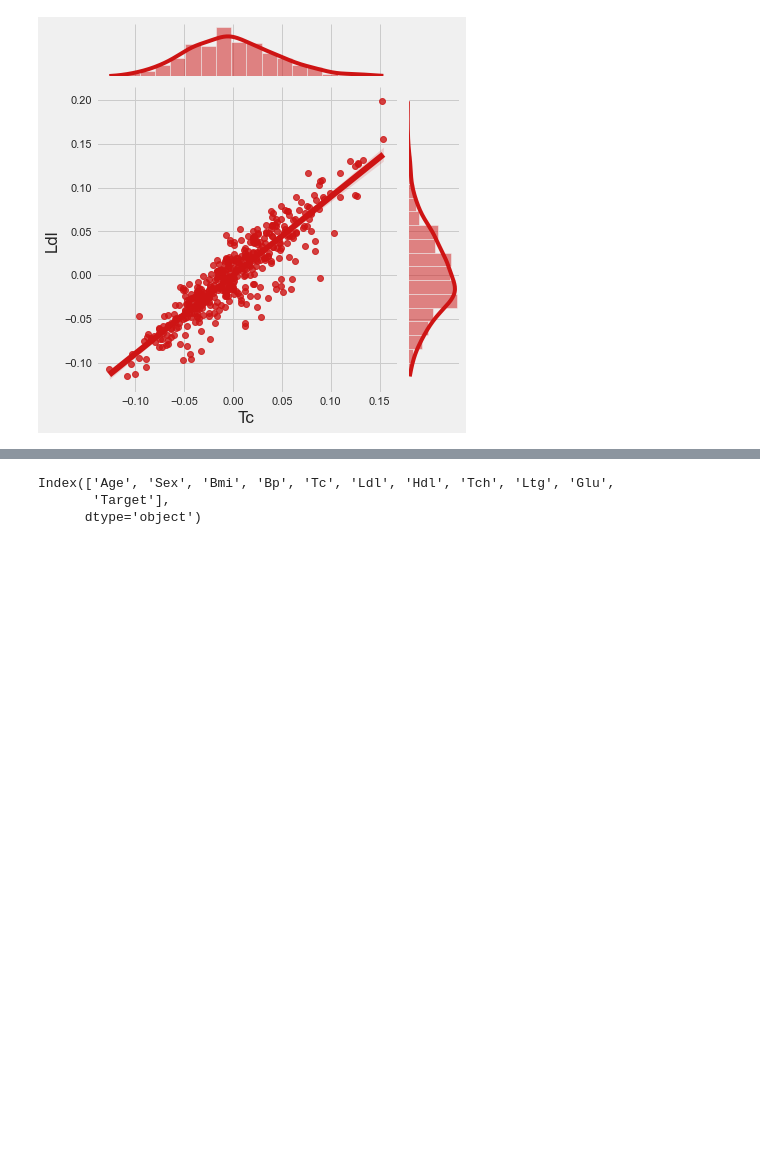
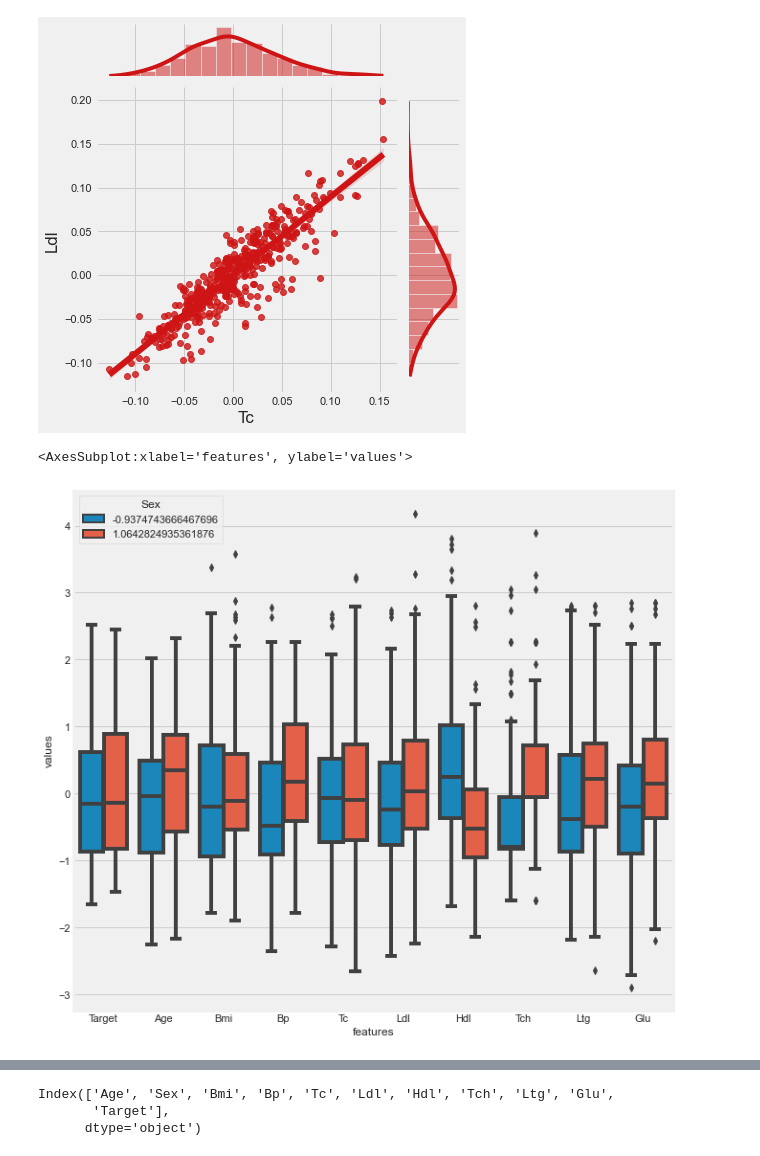
Before and after one commit to redaak/ML-project, a Jupyter notebook: diabetes dataset (Multi-Linear Regression.ipynb, the cells around one changed output, grey strips where cells are left out. Saved outputs shown, nothing was run; the diff lists cells and outputs as text; code cells hidden in the pictures; blank space fills up the shorter version.

```diff
--- a/diabetes dataset (Multi-Linear Regression.ipynb
+++ b/diabetes dataset (Multi-Linear Regression.ipynb
@@ -234,6 +230,12 @@ sns.jointplot(x=data.Tc,y=data.Ldl,kind='reg',color='#ce1414')
 # %% [output]
 <seaborn.axisgrid.JointGrid at 0x...>
 [figure]
+# %%
+plt.figure(figsize=(10,10))
+sns.boxplot(x='features',y='values',data=features,hue="Sex")
+# %% [output]
+<AxesSubplot:xlabel='features', ylabel='values'>
+[figure, new version]
 # %%
 x=(data.Target-data.Target.mean())/data.Target.std()
 y=data.drop(['Target'],axis=1)
```
Also changed, not shown: parts of 13 cells of this notebook, 8 other files.
